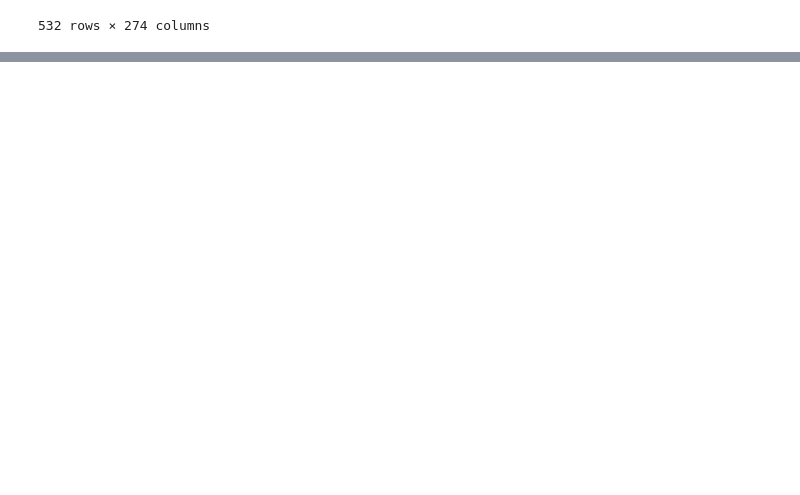
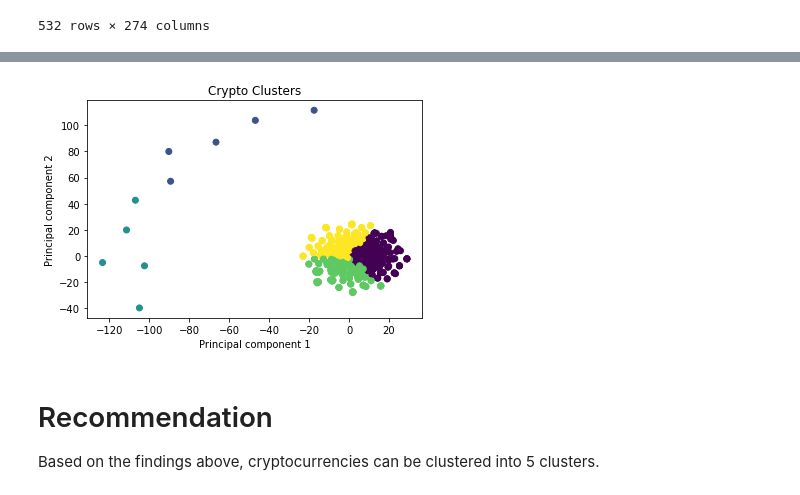
Before and after one commit to amberleeBME/crypto-clusters, a Jupyter notebook: crypto.ipynb, the cells around one changed output, grey strips where cells are left out. Drawn from its saved outputs; the diff is of its cells as text; code cells hidden in the pictures; blank space fills up the shorter version.

```diff
--- a/crypto.ipynb
+++ b/crypto.ipynb
@@ -92,0 +142,27 @@ plt.show()
+# %%
+# Predicting clusters with k=5
+
+# Initialize the k-means model
+model = KMeans(n_clusters=5, random_state=0)
+
+# Fit the model
+model.fit(df_tsne)
+
+# Predict clusters
+predictions = model.predict(df_tsne)
+
+# Add the predicted class column to the dataframe
+df_tsne["class"] = model.labels_
+df_tsne.head()
+# Visualize the clusters
+plt.scatter(x=df_tsne[0], y=df_tsne[1], c=df_tsne['class'])
+plt.xlabel('Principal component 1')
+plt.ylabel('Principal component 2')
+plt.title('Crypto Clusters')
+plt.show()
+# %% [output]
+[figure, added]
+# %% [markdown]
+# Recommendation
+
+Based on the findings above, cryptocurrencies can be clustered into 5 clusters.
```
Also changed, not shown: parts of 7 cells of this notebook.
